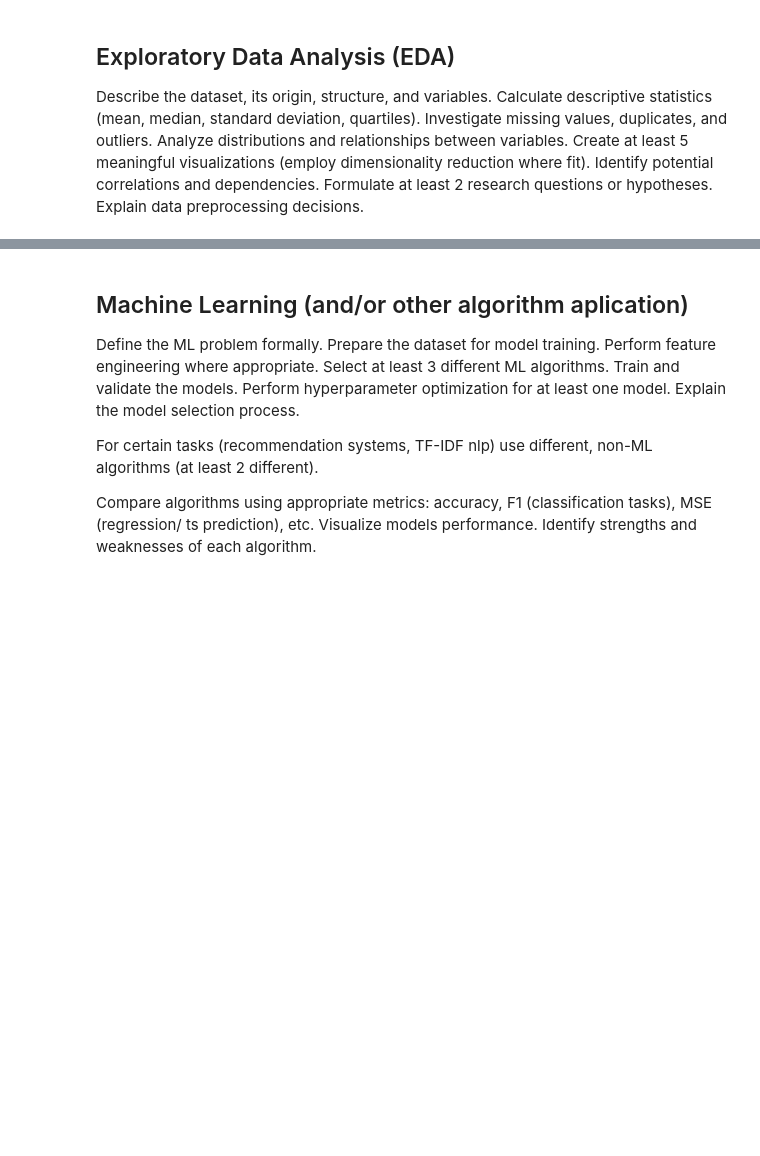
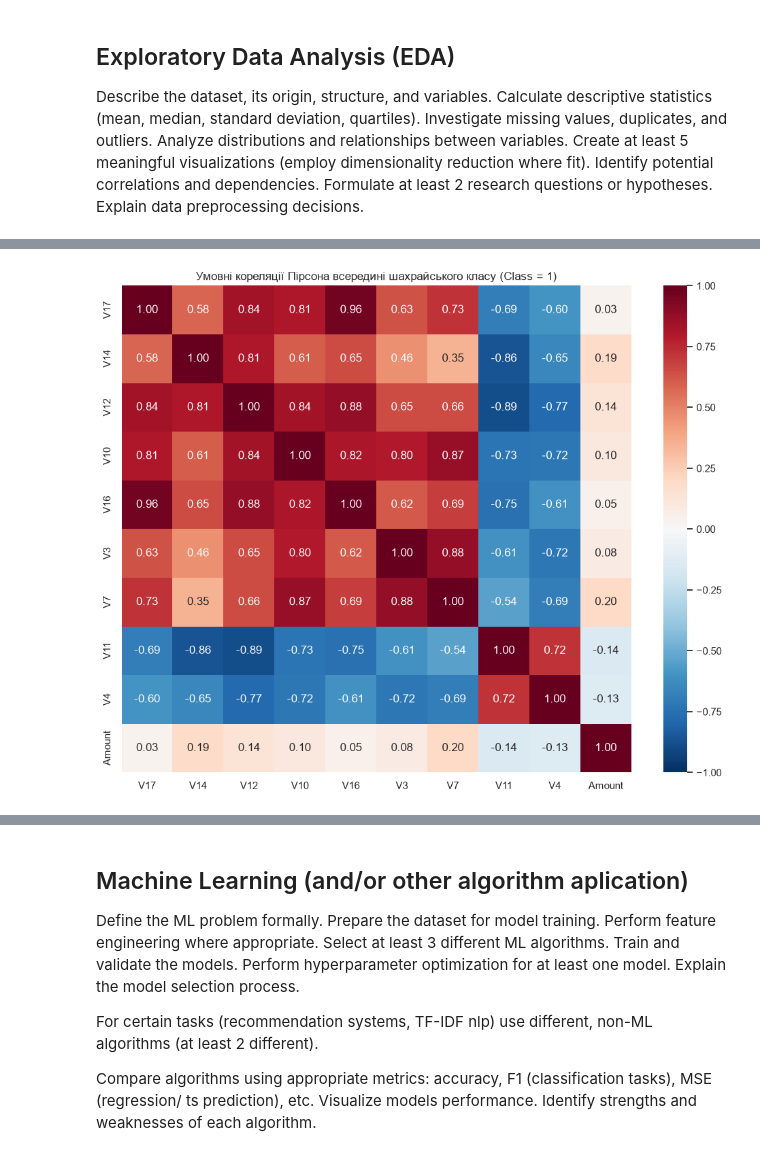
Before and after one commit to OleksandrKyrstiuk/ida-labs, a Jupyter notebook: assignement-4.ipynb, the cells around one changed output, grey strips where cells are left out. Cells and saved outputs as stored; diff of their text form; code cells hidden in the pictures; blank space fills up the shorter version.

```diff
--- a/assignement-4.ipynb
+++ b/assignement-4.ipynb
@@ -94,0 +393,11 @@ Describe the dataset, its origin, structure, and variables. Calculate descriptiv
+# %%
+selected_vars = ["V17", "V14", "V12", "V10", "V16", "V3", "V7", "V11", "V4", "Amount"]
+fraud_corr = df[df["Class"] == 1][selected_vars].corr()
+
+plt.figure(figsize=(10, 8))
+sns.heatmap(fraud_corr, annot=True, fmt=".2f", cmap="RdBu_r", center=0, vmin=-1, vmax=1)
+plt.title("Умовні кореляції Пірсона всередині шахрайського класу (Class = 1)")
+plt.tight_layout()
+plt.show()
+# %% [output]
+[figure, added]
```
Also changed, not shown: parts of 26 cells of this notebook.
